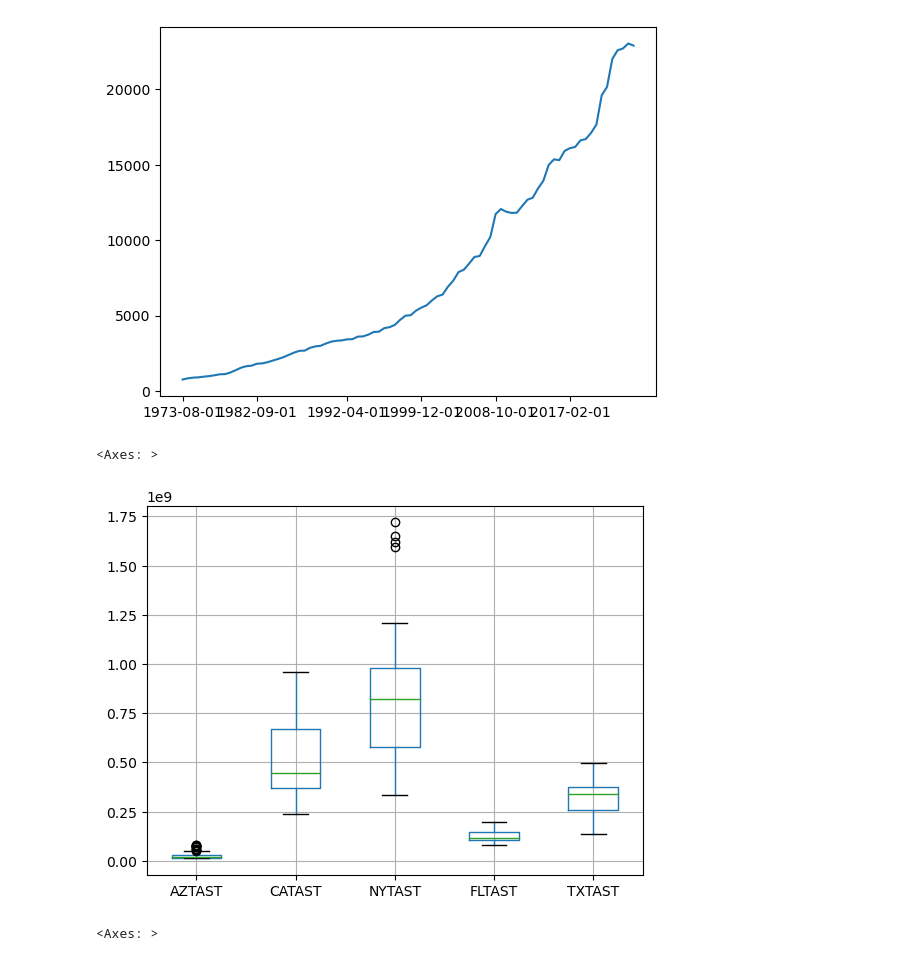
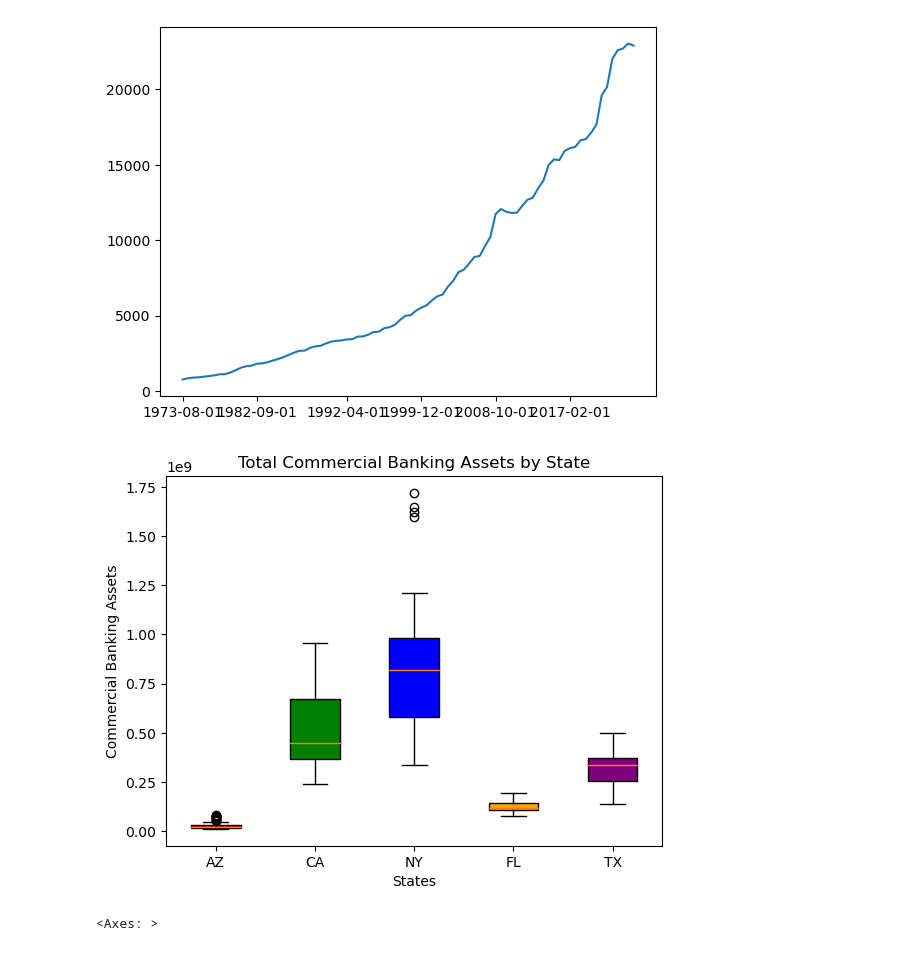
Before and after one commit to RyakDL/Project-1_Finance, a Jupyter notebook: Main_active-Copy1.ipynb, the cells around one changed output. Drawn from its saved outputs; the diff is of its cells as text; code cells hidden in the pictures.

```diff
--- a/Main_active-Copy1.ipynb
+++ b/Main_active-Copy1.ipynb
@@ -258,10 +250,28 @@ plt.show()
 [figure]
 # %%
 # Create box plot for total Commercial Banking Assets by State
-States_merge.boxplot(column=['AZTAST', 'CATAST', 'NYTAST', 'FLTAST', 'TXTAST'])
+#States_merge.boxplot(column=['AZTAST', 'CATAST', 'NYTAST', 'FLTAST', 'TXTAST'])
+
+# Data for box plot
+data = [States_merge['AZTAST'], States_merge['CATAST'], States_merge['NYTAST'], States_merge['FLTAST'], States_merge['TXTAST']]
+
+# Colors for each box
+colors = ['red', 'green', 'blue', 'orange', 'purple']
+
+# Create box plot
+box_plot = plt.boxplot(data, labels=['AZ', 'CA', 'NY', 'FL', 'TX'], patch_artist=True)
+
+# Apply colors to each box
+for box, color in zip(box_plot['boxes'], colors):
+    box.set(facecolor=color)
+
+plt.title('Total Commercial Banking Assets by State')
+plt.xlabel('States')
+plt.ylabel('Commercial Banking Assets')
+
+plt.show()
 # %% [output]
-<Axes: >
-[figure, old version]
+[figure, new version]
 # %%
 # Create box plot for total Employment Level by State
 States_merge.boxplot(column=['EMPLOYAZ', 'EMPLOYCA', 'EMPLOYNY', 'EMPLOYFL', 'EMPLOYTX'])
```
Also changed, not shown: parts of 3 cells of this notebook.
